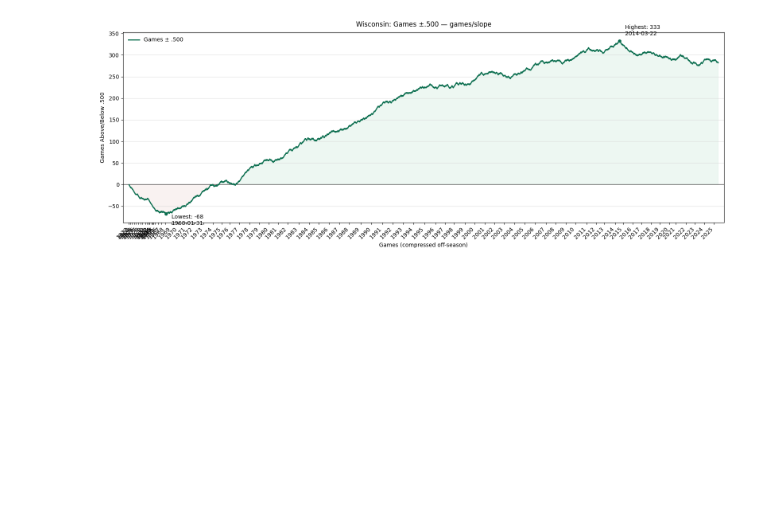
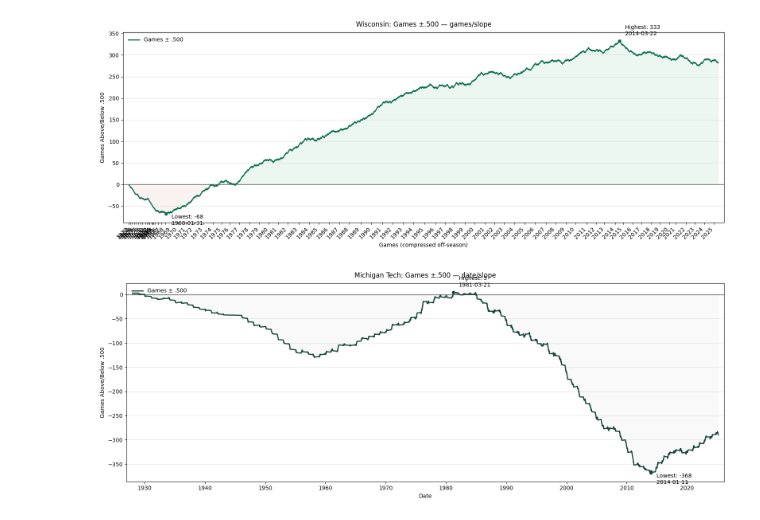
Before and after one commit to JSmith1826/college_hockey_2526, a Jupyter notebook: workbook/cumlative_all_time_records.ipynb, the cells around one changed output. Saved outputs shown, nothing was run; the diff lists cells and outputs as text; code cells hidden in the pictures; blank space fills up the shorter version.

Commit message:
added code for team branding- colors and logo- code working but that part is not working as intended

```diff
--- a/workbook/cumlative_all_time_records.ipynb
+++ b/workbook/cumlative_all_time_records.ipynb
@@ -95,19 +95,16 @@ def stable_team_hash(name: str) -> int:
     return abs(hash(key)) % (10**9)
 
 
+
 def make_compressed_x(dates: pd.Series, max_gap_days: int = 21, keep_gap_days: int = 3) -> np.ndarray:
     """
     Map real dates -> 'compressed time' where long gaps are squished.
     Any gap > max_gap_days is reduced to keep_gap_days.
-    Returns a monotonic x array you can plot against.
     """
     d = pd.to_datetime(dates).values.astype("datetime64[D]").astype(int)
     deltas = np.diff(d)
-    # clamp each gap
     clamped = np.minimum(deltas, max_gap_days)
-    # subtract the amount we want to remove, leaving keep_gap_days for long gaps
     squeeze = np.maximum(clamped - keep_gap_days, 0)
-    # effective step per interval
     steps = deltas - squeeze
     x = np.concatenate([[0], np.cumsum(steps)])
     return x
@@ -153,0 +154,6 @@ def load_and_normalize(csv_path: Path) -> Tuple[pd.DataFrame, ColumnMap]:
+# %%
+school_info_df = pd.read_csv("../data/school_info/arena_school_info.csv")
+school_info_df.head()
+
+team_history_df = pd.read_csv("../data/school_info/chn_team_histories_normalized.csv")
+team_history_df.head()
@@ -1171,3 +1483,30 @@ plot_team_timeline(tl, "Wisconsin", mode="games",
   None))
 [figure]
 [figure]
+# %%
+# 1) Pick a team
+team_key = "Michigan Tech"   # or a numeric team_id
+
+# 2) Pull brand pack (colors + logo)
+brand = get_team_brand(school_info_df, team_key, white_to_gray=True)
+plot_colors = brand_to_plot_colors(brand)
+
+# 3) Build coaching eras
+eras = coach_eras_for_team(team_history_df, team_key)
+era_bands = eras_to_bands(eras)
+
+# 4) Plot (uses your existing plot_team_timeline function)
+#    Choose your time_scale and mode as you like.
+_ = plot_team_timeline(
+    timeline=tl,                     # your per-game timeline with Date parsed
+    team=team_key,
+    mode="games",                     # "games" | "gd" | "both"
+    time_scale="date",    # or "date"/"games"
+    style="slope",
+    colors=plot_colors,
+    era_bands=era_bands,             # shaded bands with coach names
+    logo_path=brand.logo_path,       # optional watermark
+    show_legend=True,
+)
+# %% [output]
+[figure, added]
```
Also changed, not shown: parts of 5 cells of this notebook.
